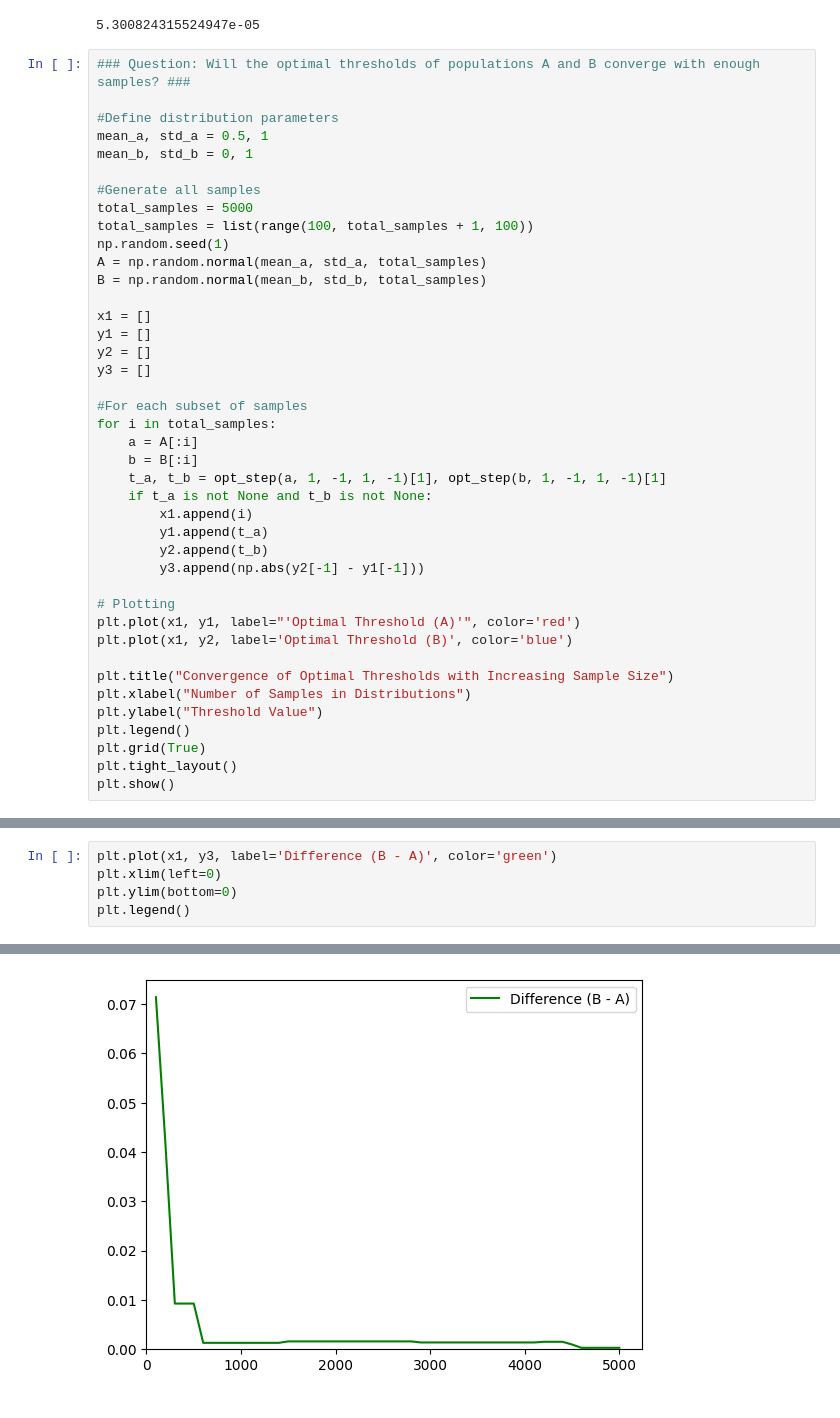
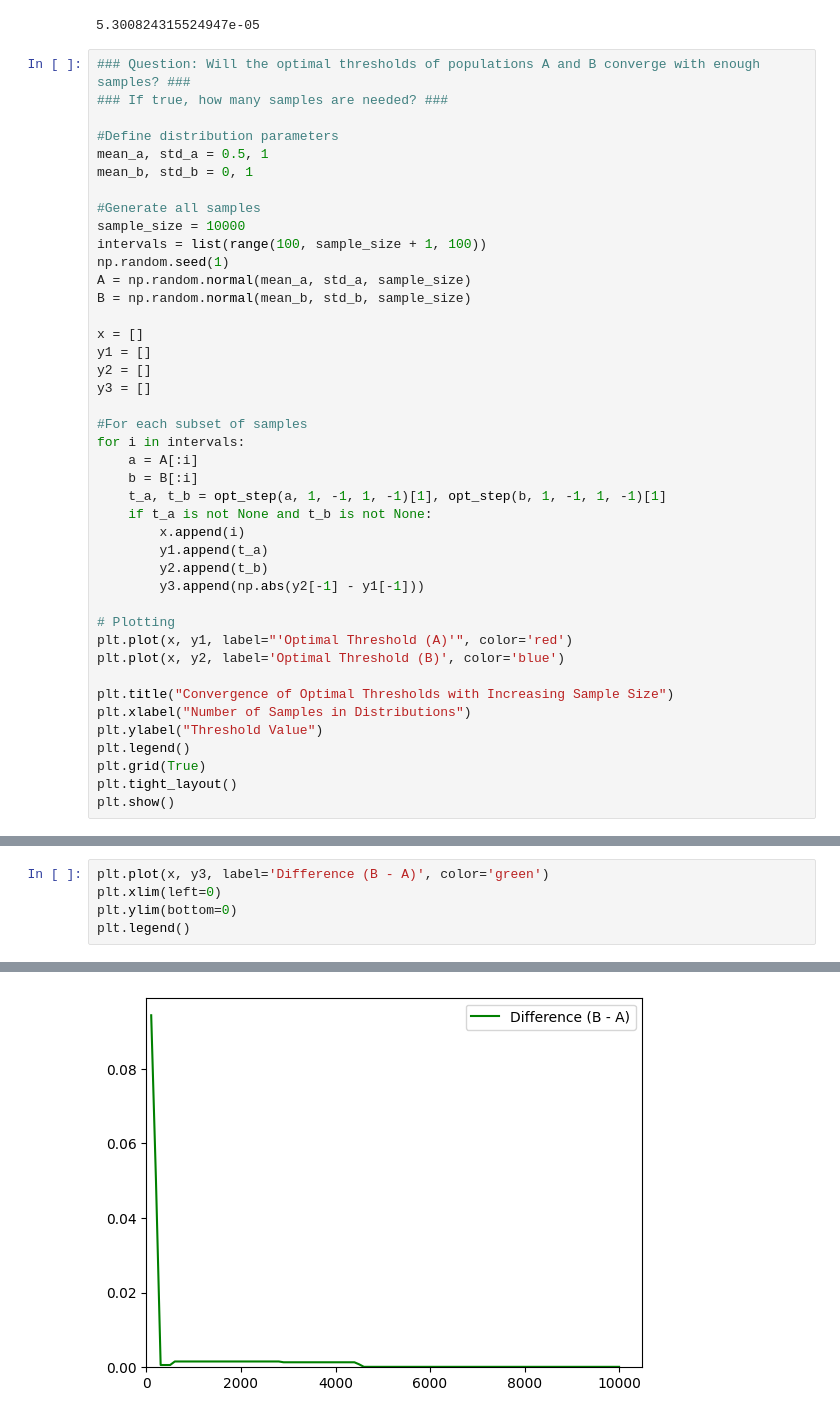
Before and after one commit to joeljins/RoAR, a Jupyter notebook: fairness.ipynb, the cells around one changed output, grey strips where cells are left out. Drawn from its saved outputs; the diff is of its cells as text.

```diff
--- a/fairness.ipynb
+++ b/fairness.ipynb
@@ -221,37 +247,38 @@ print(y4)
 5.300824315524947e-05
 # %%
 ### Question: Will the optimal thresholds of populations A and B converge with enough samples? ###
+### If true, how many samples are needed? ###
 
 #Define distribution parameters
 mean_a, std_a = 0.5, 1
 mean_b, std_b = 0, 1
 
 #Generate all samples
-total_samples = 5000
-total_samples = list(range(100, total_samples + 1, 100))
+sample_size = 10000
+intervals = list(range(100, sample_size + 1, 100))
 np.random.seed(1)
-A = np.random.normal(mean_a, std_a, total_samples)
-B = np.random.normal(mean_b, std_b, total_samples)
+A = np.random.normal(mean_a, std_a, sample_size)
+B = np.random.normal(mean_b, std_b, sample_size)
 
-x1 = []
+x = []
 y1 = []
 y2 = []
 y3 = []
 
 #For each subset of samples
-for i in total_samples:
+for i in intervals:
     a = A[:i]
     b = B[:i]
     t_a, t_b = opt_step(a, 1, -1, 1, -1)[1], opt_step(b, 1, -1, 1, -1)[1]
     if t_a is not None and t_b is not None:
-        x1.append(i)
+        x.append(i)
         y1.append(t_a)
         y2.append(t_b)
         y3.append(np.abs(y2[-1] - y1[-1]))
 
 # Plotting
-plt.plot(x1, y1, label="'Optimal Threshold (A)'", color='red')
-plt.plot(x1, y2, label='Optimal Threshold (B)', color='blue')
+plt.plot(x, y1, label="'Optimal Threshold (A)'", color='red')
+plt.plot(x, y2, label='Optimal Threshold (B)', color='blue')
 
 plt.title("Convergence of Optimal Thresholds with Increasing Sample Size")
 plt.xlabel("Number of Samples in Distributions")
@@ -265,8 +292,8 @@ ValueError: array is too big; `arr.size * arr.dtype.itemsize` is larger than the
 # %%
-plt.plot(x1, y3, label='Difference (B - A)', color='green')
+plt.plot(x, y3, label='Difference (B - A)', color='green')
 plt.xlim(left=0)
 plt.ylim(bottom=0)
 plt.legend()
 # %% [output]
 <matplotlib.legend.Legend at 0x...>
-[figure, old version]
+[figure, new version]
```
Also changed, not shown: parts of 3 cells of this notebook.
